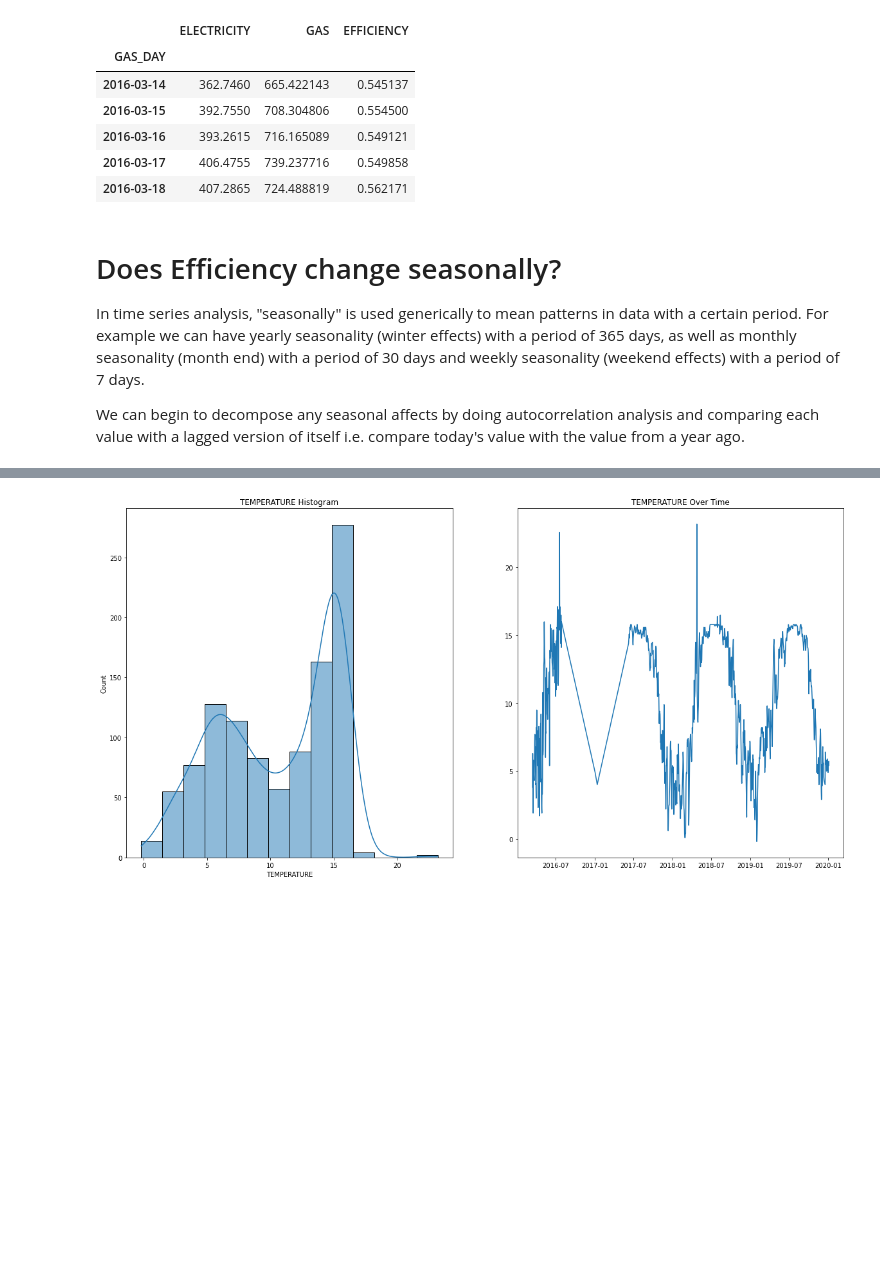
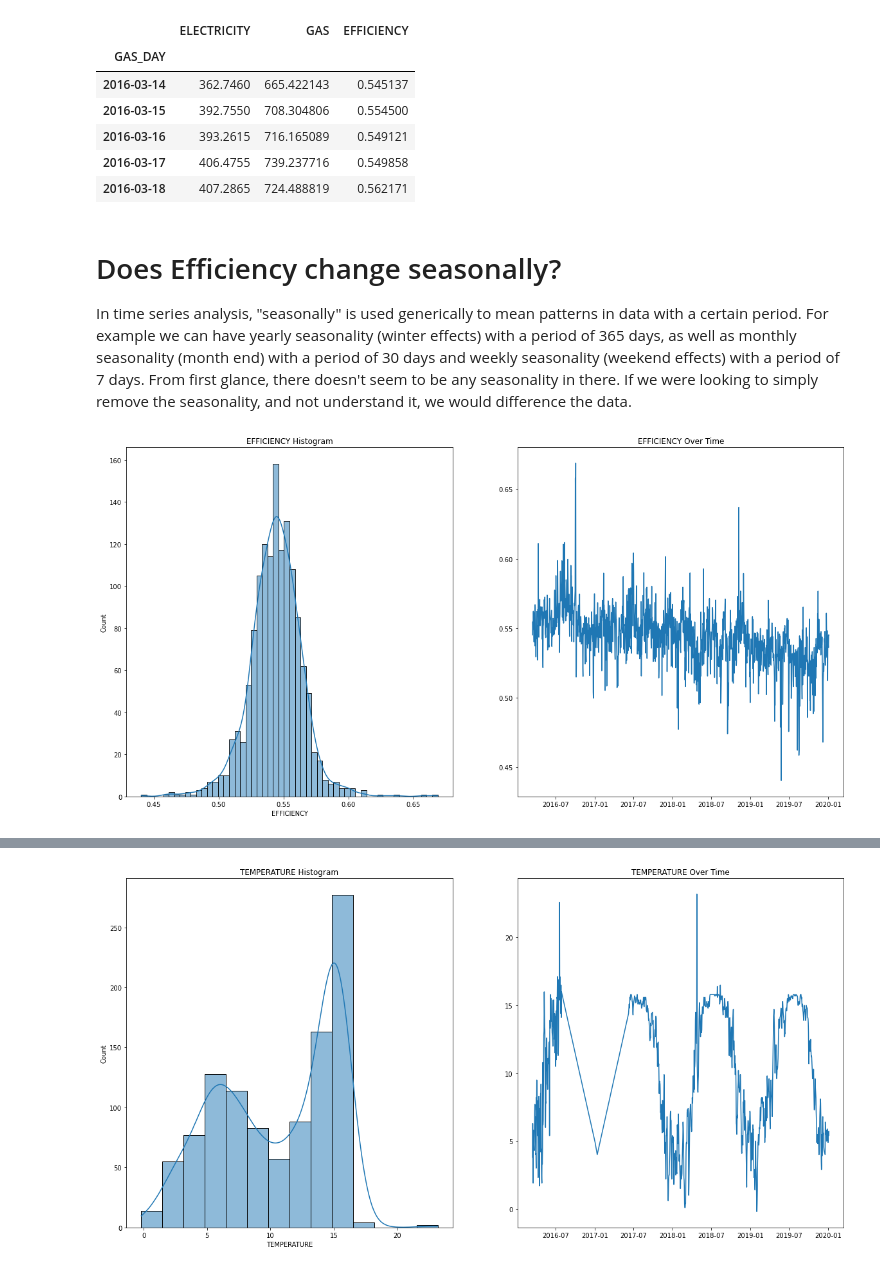
Before and after one commit to r4ch45/charterful, a Jupyter notebook: notebooks/3-what-affects-efficiency.ipynb, the cells around one changed output, grey strips where cells are left out. Drawn from its saved outputs; the diff is of its cells as text; code cells hidden in the pictures; blank space fills up the shorter version.

```diff
--- a/notebooks/3-what-affects-efficiency.ipynb
+++ b/notebooks/3-what-affects-efficiency.ipynb
@@ -106,6 +106,8 @@ def plot_series(timeseries):
 # %% [markdown]
 # Does Efficiency change seasonally?
 
-In time series analysis, "seasonally" is used generically to mean patterns in data with a certain period. For example we can have yearly seasonality (winter effects) with a period of 365 days, as well as monthly seasonality (month end) with a period of 30 days and weekly seasonality (weekend effects) with a period of 7 days.
-
-We can begin to decompose any seasonal affects by doing autocorrelation analysis and comparing each value with a lagged version of itself i.e. compare today's value with the value from a year ago.
+In time series analysis, "seasonally" is used generically to mean patterns in data with a certain period. For example we can have yearly seasonality (winter effects) with a period of 365 days, as well as monthly seasonality (month end) with a period of 30 days and weekly seasonality (weekend effects) with a period of 7 days. From first glance, there doesn't seem to be any seasonality in there. If we were looking to simply remove the seasonality, and not understand it, we would difference the data.
+# %%
+plot_series(df["EFFICIENCY"])
+# %% [output]
+[figure, added]
```
Also changed, not shown: parts of 13 cells of this notebook, 33 other files.
